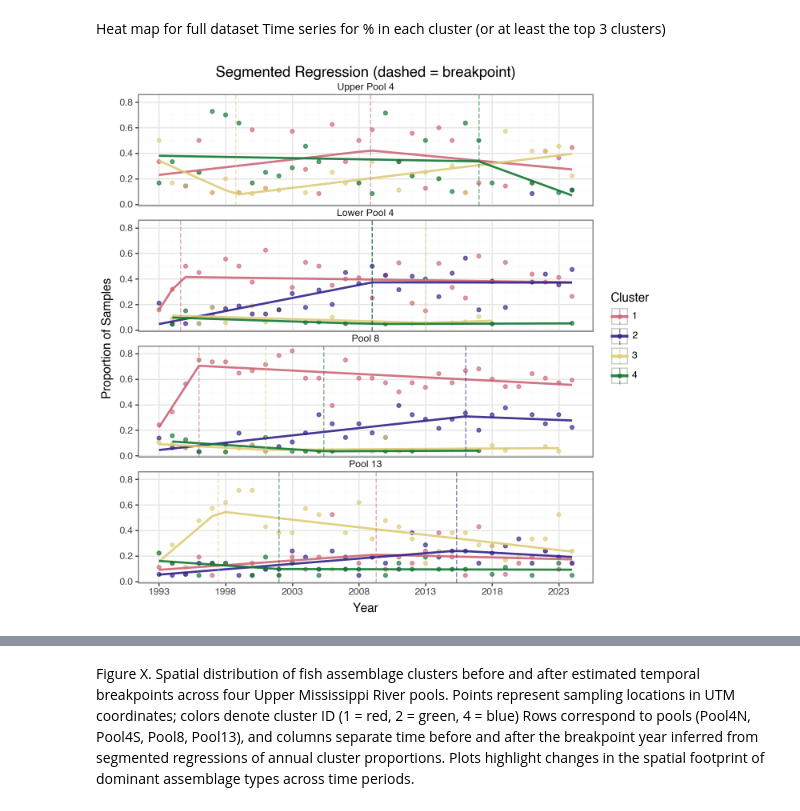
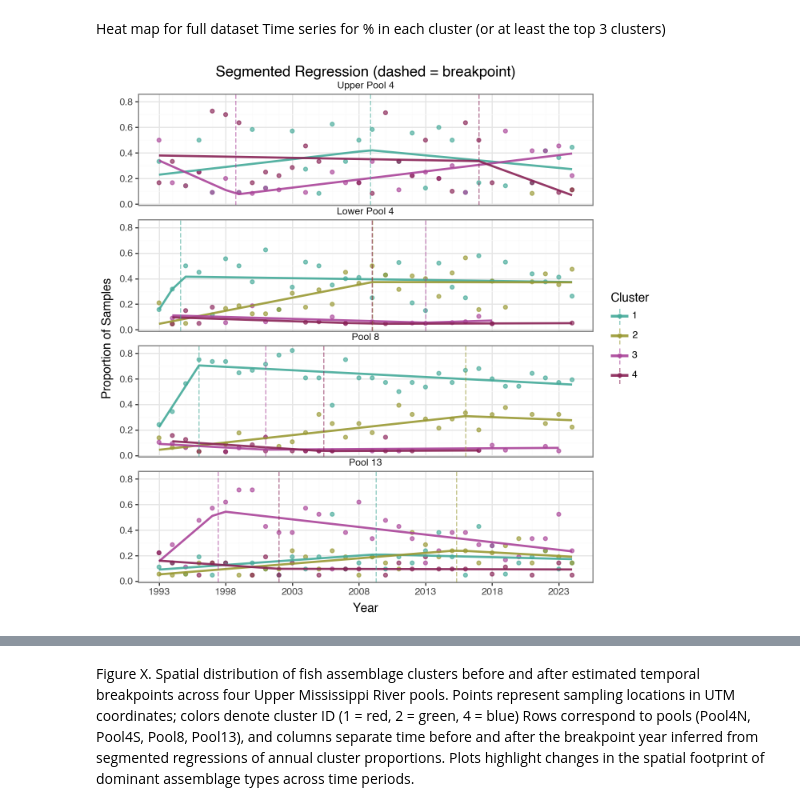
Before and after one commit to jppeirce/ltrm_fish, a Jupyter notebook: 3cluster_visualization.ipynb, the cells around one changed output, grey strips where cells are left out. Saved outputs shown, nothing was run; the diff lists cells and outputs as text; code cells hidden in the pictures.

Commit message:
updated graphs

```diff
--- a/3cluster_visualization.ipynb
+++ b/3cluster_visualization.ipynb
@@ -613,7 +613,13 @@ breakpoint_data = annotated_data.dropna(subset=['breakpoint_year'])
 
 # Build color map for the clusters in this plot (string keys for plotnine)
 clusters_in_plot = sorted(cluster_time_pool_lt5['cluster'].unique(), key=int)
-plot_color_map = {c: TOL_MUTED_PALETTE.get(c, '#999999') for c in clusters_in_plot}
+plot_color_map = {}
+for cluster_str in cluster_time_pool_lt5['cluster'].unique():
+    cluster_int = int(cluster_str)
+    if cluster_int in color_map:
+        plot_color_map[cluster_str] = color_map[cluster_int]
+    else:
+        plot_color_map[cluster_str] = '#999999'  # fallback gray
 
 # Display plot
 (
@@ -623,31 +629,31 @@ plot_color_map = {c: TOL_MUTED_PALETTE.get(c, '#999999') for c in clusters_in_pl
               size=1.1, alpha=0.9) +
     geom_vline(data=breakpoint_data, mapping=aes(xintercept='breakpoint_year', color='cluster'),
                linetype='dashed', alpha=0.55, size=0.6) +
     facet_wrap('~mode_pool', ncol=1) +
     scale_color_manual(values=plot_color_map) +
     labs(x='Year', y='Proportion of Samples', color='Cluster',
          title='Segmented Regression (dashed = breakpoint)') +
     theme_bw() +
     theme(figure_size=(7, 7), strip_background=element_blank())
 )
 # Save the plot using ggsave
 p = (
      ggplot(annotated_data, aes(x='year', y='proportion', color='cluster')) +
      geom_point(size=1.5, alpha=0.65) +
      geom_line(data=fitted_values_df, mapping=aes(x='year', y='fitted', color='cluster'),
                  size=1.1, alpha=0.9) +
      geom_vline(data=breakpoint_data, mapping=aes(xintercept='breakpoint_year', color='cluster'),
                   linetype='dashed', alpha=0.55, size=0.6) +
      facet_wrap('~mode_pool', ncol=1) +
      scale_x_continuous(minor_breaks=range(1993, 2024, 1), breaks=range(1993, 2024, 5)) +
      scale_color_manual(values=plot_color_map) +
      labs(x='Year', y='Proportion of Samples', color='Cluster',
            title='Segmented Regression (dashed = breakpoint)') +
      theme_bw() +
      theme(figure_size=(7, 7), strip_background=element_blank())
 )
 
 p.save('segmented_regression_clusters.jpg', dpi=300, verbose=False)
 p.show()
 # %% [output]
-[figure, old version]
+[figure, new version]
```
Also changed, not shown: parts of 5 cells of this notebook, 1 other file.
